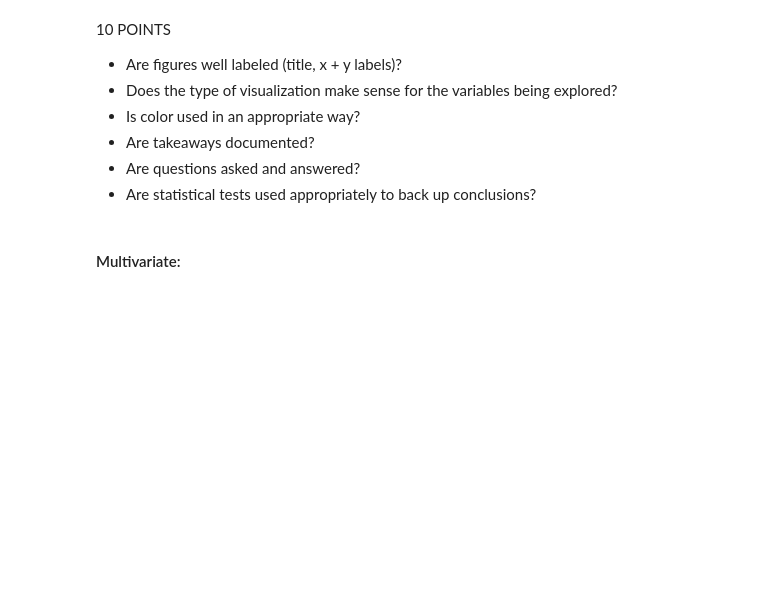
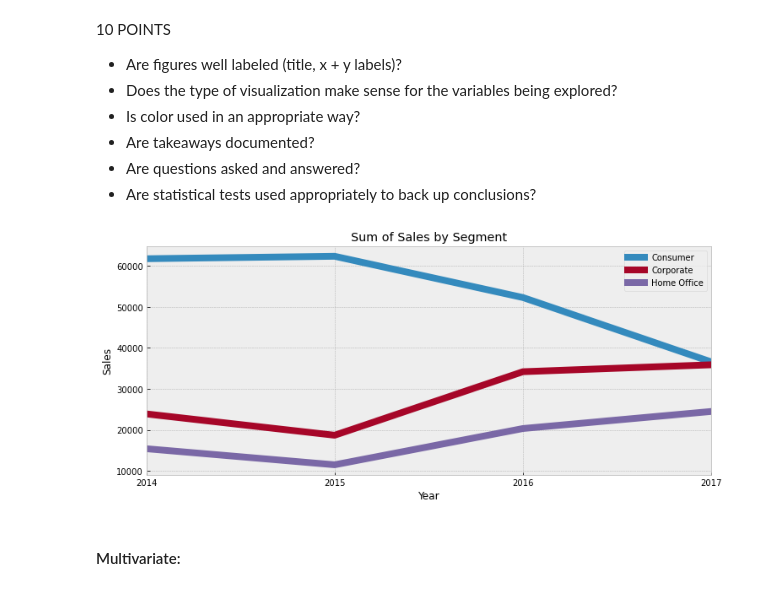
Before and after one commit to long-name-gang/time_series-project, a Jupyter notebook: rachel_final_report.ipynb, the cells around one changed output. Drawn from its saved outputs; the diff is of its cells as text; code cells hidden in the pictures; blank space fills up the shorter version.

```diff
--- a/rachel_final_report.ipynb
+++ b/rachel_final_report.ipynb
@@ -305,6 +320,26 @@ plt.show()
 - Are takeaways documented?
 - Are questions asked and answered?
 - Are statistical tests used appropriately to back up conclusions?
+# %%
+year_ssdb = df.groupby(by='segment').resample('Y').sum()
+year_ssdb.index = year_ssdb.index.set_names(['segment','order_dates'])
+
+year_ssdb.loc[('Consumer')]['sales'].plot(label='Consumer',linewidth=8)
+year_ssdb.loc[('Corporate')]['sales'].plot(label='Corporate',linewidth=8)
+year_ssdb.loc[('Home Office')]['sales'].plot(label='Home Office',linewidth=8)
+
+leg = plt.legend()
+
+leg.get_lines()[0].set_linewidth(8)
+leg.get_lines()[1].set_linewidth(8)
+leg.get_lines()[2].set_linewidth(8)
+
+plt.title('Sum of Sales by Segment')
+plt.xlabel('Year')
+plt.ylabel('Sales')
+plt.show()
+# %% [output]
+[figure, added]
 # %% [markdown]
 #### Multivariate:
 # %% [markdown]
```
Also changed, not shown: parts of 5 cells of this notebook.
